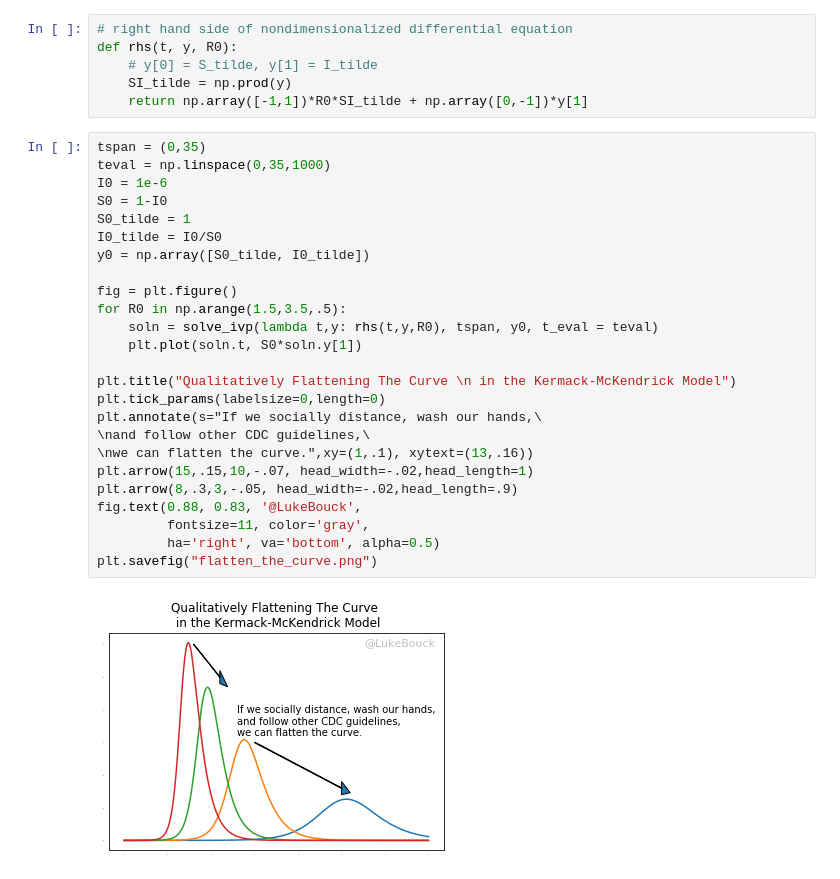
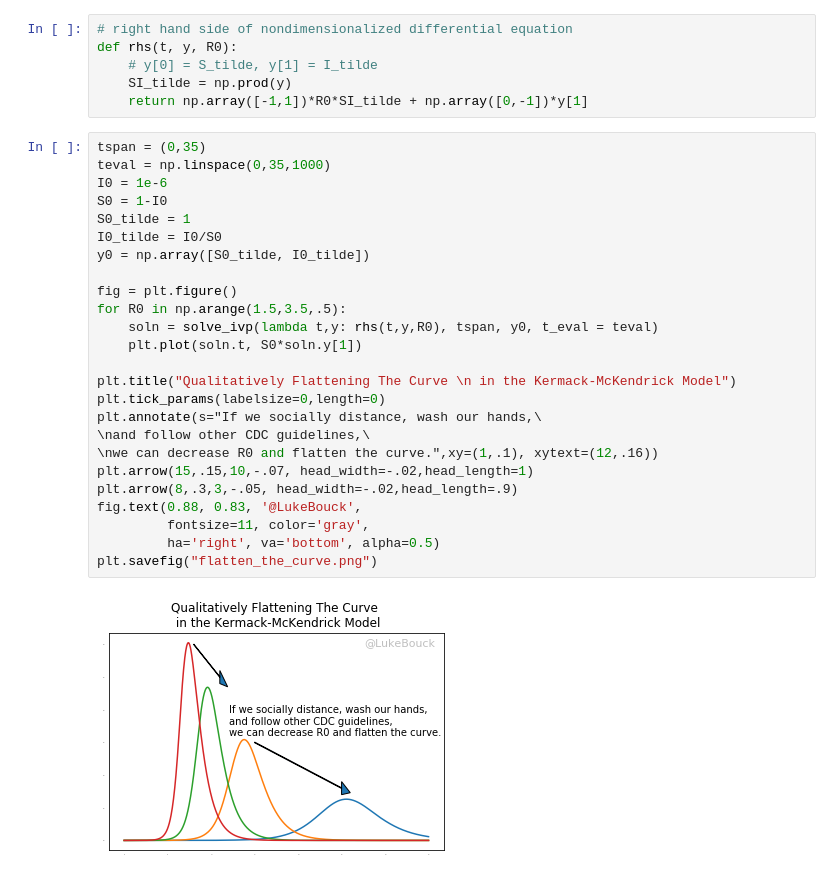
Before and after one commit to LBouck/BloggingCode, a Jupyter notebook: Flatten The Curve.ipynb, the cells around one changed output. Drawn from its saved outputs; the diff is of its cells as text.

Commit message:
edit to flatten curve notebook

```diff
--- a/Flatten The Curve.ipynb
+++ b/Flatten The Curve.ipynb
@@ -13,27 +13,27 @@ def rhs(t, y, R0):
 # %%
 tspan = (0,35)
 teval = np.linspace(0,35,1000)
 I0 = 1e-6
 S0 = 1-I0
 S0_tilde = 1
 I0_tilde = I0/S0
 y0 = np.array([S0_tilde, I0_tilde])
 
 fig = plt.figure()
 for R0 in np.arange(1.5,3.5,.5):
     soln = solve_ivp(lambda t,y: rhs(t,y,R0), tspan, y0, t_eval = teval)
     plt.plot(soln.t, S0*soln.y[1])
 
 plt.title("Qualitatively Flattening The Curve \n in the Kermack-McKendrick Model")
 plt.tick_params(labelsize=0,length=0)
 plt.annotate(s="If we socially distance, wash our hands,\
 \nand follow other CDC guidelines,\
-\nwe can flatten the curve.",xy=(1,.1), xytext=(13,.16))
+\nwe can decrease R0 and flatten the curve.",xy=(1,.1), xytext=(12,.16))
 plt.arrow(15,.15,10,-.07, head_width=-.02,head_length=1)
 plt.arrow(8,.3,3,-.05, head_width=-.02,head_length=.9)
 fig.text(0.88, 0.83, '@LukeBouck',
          fontsize=11, color='gray',
          ha='right', va='bottom', alpha=0.5)
 plt.savefig("flatten_the_curve.png")
 # %% [output]
-[figure, old version]
+[figure, new version]
```
